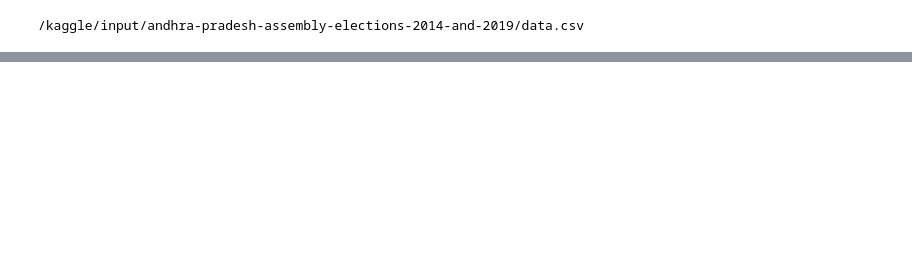
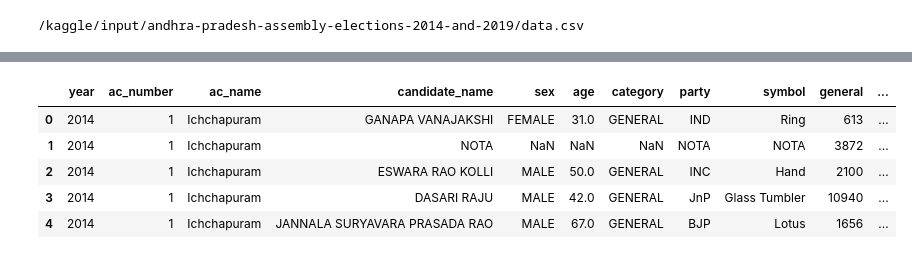
Before and after one commit to SykamRaju/Andhra-Pradesh-Assembly-Elections---EDA, a Jupyter notebook: ap-elections-2014-and-2019.ipynb, the cells around one changed output, grey strips where cells are left out. Cells and saved outputs as stored; diff of their text form; code cells hidden in the pictures; blank space fills up the shorter version.

```diff
--- a/ap-elections-2014-and-2019.ipynb
+++ b/ap-elections-2014-and-2019.ipynb
@@ -69,0 +93,9 @@ data.tail()
+# %%
+data_2014.head()
+# %% [output]
+|  | year | ac_number | ac_name | candidate_name | sex | age | category | party | symbol | general | ... |
+| 0 | 2014 | 1 | Ichchapuram | GANAPA VANAJAKSHI | FEMALE | 31.0 | GENERAL | IND | Ring | 613 | ... |
+| 1 | 2014 | 1 | Ichchapuram | NOTA | NaN | NaN | NaN | NOTA | NOTA | 3872 | ... |
+| 2 | 2014 | 1 | Ichchapuram | ESWARA RAO KOLLI | MALE | 50.0 | GENERAL | INC | Hand | 2100 | ... |
+| 3 | 2014 | 1 | Ichchapuram | DASARI RAJU | MALE | 42.0 | GENERAL | JnP | Glass Tumbler | 10940 | ... |
+| 4 | 2014 | 1 | Ichchapuram | JANNALA SURYAVARA PRASADA RAO | MALE | 67.0 | GENERAL | BJP | Lotus | 1656 | ... |
```
Also changed, not shown: parts of 18 cells of this notebook.
